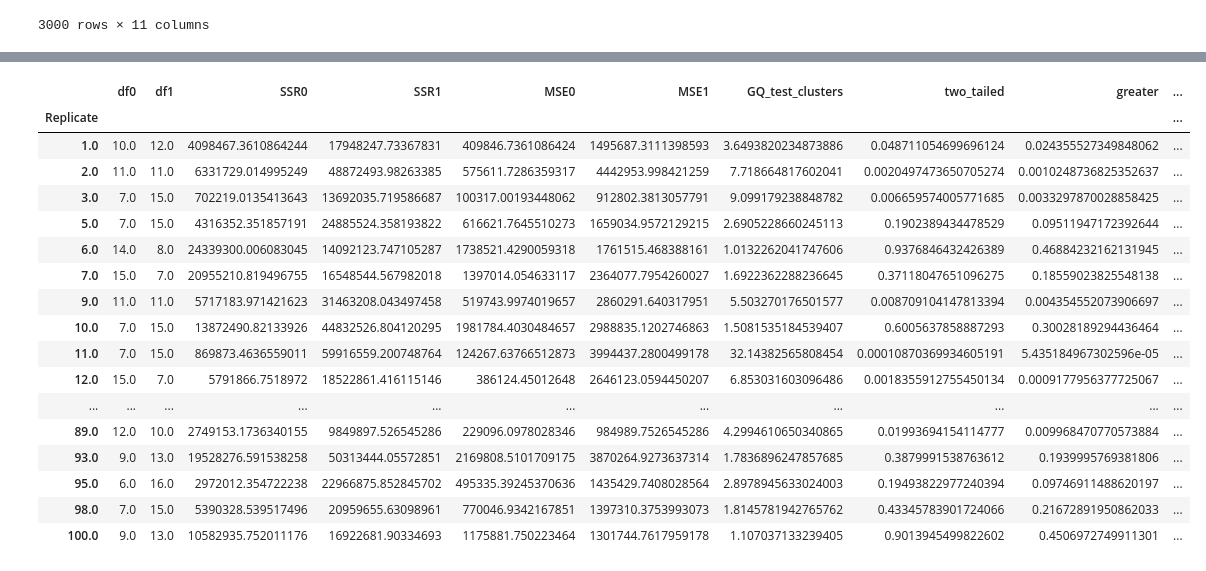
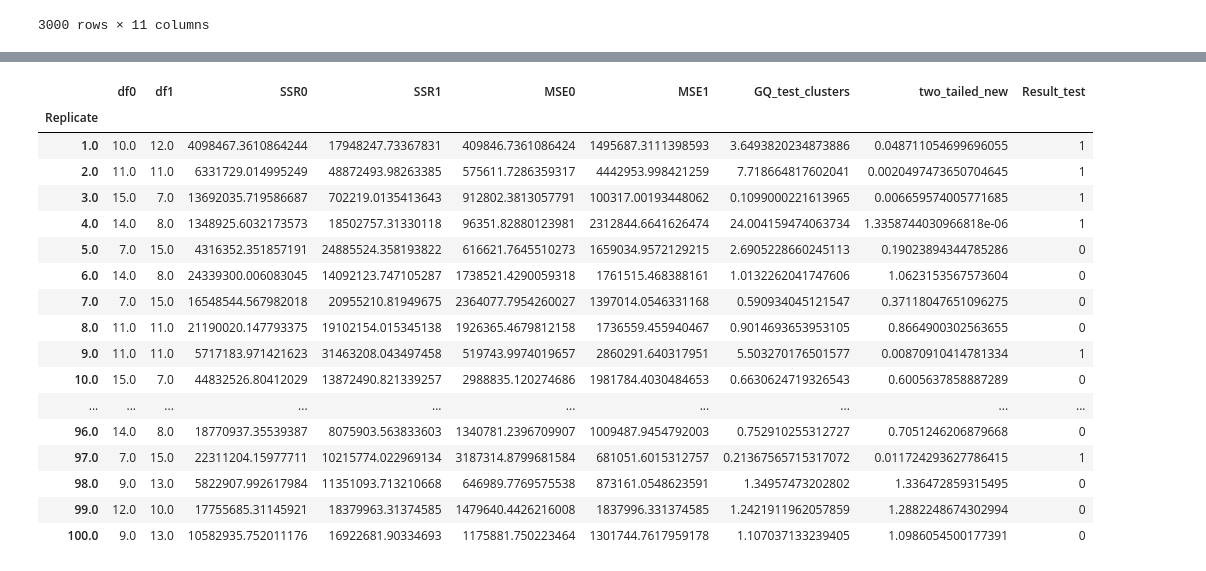
Before and after one commit to iam-fern/Research, a Jupyter notebook: GQtest_cluster_loop_two_tailed_new.ipynb, the cells around one changed output, grey strips where cells are left out. Saved outputs shown, nothing was run; the diff lists cells and outputs as text; code cells hidden in the pictures.

Commit message:
two_tailed ที่น่าจะสมบูรณ์

```diff
--- a/GQtest_cluster_loop_two_tailed_new.ipynb
+++ b/GQtest_cluster_loop_two_tailed_new.ipynb
@@ -177,26 +177,16 @@ def get_result(run_replicate):
     # คำนวณค่าสถิติ
     GQ_test_clusters = MSE1 / MSE0
 
-    alpha = 0.05
-
     df1 = DF1
     df0 = DF0
 
     # คำนวณค่า p-value
     # sf(x, dfn, dfd, loc=0, scale=1) : Survival function (also defined as 1 - cdf, but sf is sometimes more accurate)
-    two_tailed = 2.0*(ss.f.sf(GQ_test_clusters, df1, df0))
+    two_tailed = 2.0*(1.0-(ss.f.cdf(GQ_test_clusters, df1, df0)))
 
     # pdf(x, dfn, dfd, loc=0, scale=1) : Probability density function
-    p_greater = (ss.f.sf(GQ_test_clusters, df1, df0))
+    p_greater = ss.f.cdf(GQ_test_clusters, df1, df0)
 
-
-# เปรียบเทียบค่า p-value กับค่า alpha
-    #if p_value < alpha:
-    #   result_test='Reject005=0 : Heteroscedasticity '
-    #  result_test01=1
-    #else:
-        #result_test='Reject005=1 : Homoscedasticity '
-        #result_test01=0
     return df0, df1, SSR0, SSR1, MSE0, MSE1, GQ_test_clusters, two_tailed, p_greater
 
 # สร้าง list ของ replicates
@@ -265,0 +256,18 @@ two_tailed_new.astype(str)
+# %%
+# สร้างตารางผลลัพธ์
+alpha = 0.05
+pd.set_option('display.max_rows', 500)
+pd.set_option('display.max_columns', 500)
+pd.set_option('display.width', 1000)
+two_tailed_new=pd.DataFrame({"Replicate":list_replicate, "df0":list_df0, "df1":list_df1, "SSR0":list_SSR0,
+                     "SSR1":list_SSR1, "MSE0":list_MSE0, "MSE1":list_MSE1,
+                     "GQ_test_clusters":list_GQ_test_clusters, "two_tailed":list_two_tailed, "greater":list_p_greater})
+two_tailed_new.set_index(['Replicate'], inplace=True)
+
+two_tailed_new["two_tailed_new"]=two_tailed_new[["two_tailed","greater"]].apply(lambda value: value[0] if value[0]<0.5 else 2*value[1], axis=1)
+two_tailed_new["Result_test"]=two_tailed_new["two_tailed_new"].apply(lambda p_value: 'Reject005=0 : Heteroscedasticity'
+                                                                      if p_value < alpha else 'Reject005=1 : Homoscedasticity')
+
+
+two_tailed_new_show=two_tailed_new.drop(columns=["two_tailed", "greater"])
+two_tailed_new_show.astype(str)
@@ -266,23 +293,23 @@ two_tailed_new.astype(str)
 # %%
-two_tailed_new["Result_test"]=two_tailed_new["two_tailed"].apply(lambda p_value: 1 if p_value < alpha else 0)
-#two_tailed_new_show=two_tailed_new.drop(columns="greater")
-two_tailed_new.astype(str)
+two_tailed_new["Result_test"]=two_tailed_new["two_tailed_new"].apply(lambda p_value: 1 if p_value < alpha else 0)
+two_tailed_new_show=two_tailed_new.drop(columns=["two_tailed", "greater"])
+two_tailed_new_show.astype(str)
 # %% [output]
-|  | df0 | df1 | SSR0 | SSR1 | MSE0 | MSE1 | GQ_test_clusters | two_tailed | greater | ... |
-| Replicate |  |  |  |  |  |  |  |  |  | ... |
-| 1.0 | 10.0 | 12.0 | 4098467.3610864244 | 17948247.73367831 | 409846.7361086424 | 1495687.3111398593 | 3.6493820234873886 | 0.048711054699696124 | 0.024355527349848062 | ... |
-| 2.0 | 11.0 | 11.0 | 6331729.014995249 | 48872493.98263385 | 575611.7286359317 | 4442953.998421259 | 7.718664817602041 | 0.0020497473650705274 | 0.0010248736825352637 | ... |
-| 3.0 | 7.0 | 15.0 | 702219.0135413643 | 13692035.719586687 | 100317.00193448062 | 912802.3813057791 | 9.099179238848782 | 0.006659574005771685 | 0.0033297870028858425 | ... |
-| 5.0 | 7.0 | 15.0 | 4316352.351857191 | 24885524.358193822 | 616621.7645510273 | 1659034.9572129215 | 2.6905228660245113 | 0.1902389434478529 | 0.09511947172392644 | ... |
-| 6.0 | 14.0 | 8.0 | 24339300.006083045 | 14092123.747105287 | 1738521.4290059318 | 1761515.468388161 | 1.0132262041747606 | 0.9376846432426389 | 0.46884232162131945 | ... |
-| 7.0 | 15.0 | 7.0 | 20955210.819496755 | 16548544.567982018 | 1397014.054633117 | 2364077.7954260027 | 1.6922362288236645 | 0.37118047651096275 | 0.18559023825548138 | ... |
-| 9.0 | 11.0 | 11.0 | 5717183.971421623 | 31463208.043497458 | 519743.9974019657 | 2860291.640317951 | 5.503270176501577 | 0.008709104147813394 | 0.004354552073906697 | ... |
-| 10.0 | 7.0 | 15.0 | 13872490.82133926 | 44832526.804120295 | 1981784.4030484657 | 2988835.1202746863 | 1.5081535184539407 | 0.6005637858887293 | 0.30028189294436464 | ... |
-| 11.0 | 7.0 | 15.0 | 869873.4636559011 | 59916559.200748764 | 124267.63766512873 | 3994437.2800499178 | 32.14382565808454 | 0.00010870369934605191 | 5.435184967302596e-05 | ... |
-| 12.0 | 15.0 | 7.0 | 5791866.7518972 | 18522861.416115146 | 386124.45012648 | 2646123.0594450207 | 6.853031603096486 | 0.0018355912755450134 | 0.0009177956377725067 | ... |
-| ... | ... | ... | ... | ... | ... | ... | ... | ... | ... | ... |
-| 89.0 | 12.0 | 10.0 | 2749153.1736340155 | 9849897.526545286 | 229096.0978028346 | 984989.7526545286 | 4.2994610650340865 | 0.01993694154114777 | 0.009968470770573884 | ... |
-| 93.0 | 9.0 | 13.0 | 19528276.591538258 | 50313444.05572851 | 2169808.5101709175 | 3870264.9273637314 | 1.7836896247857685 | 0.3879991538763612 | 0.1939995769381806 | ... |
-| 95.0 | 6.0 | 16.0 | 2972012.354722238 | 22966875.852845702 | 495335.39245370636 | 1435429.7408028564 | 2.8978945633024003 | 0.19493822977240394 | 0.09746911488620197 | ... |
-| 98.0 | 7.0 | 15.0 | 5390328.539517496 | 20959655.63098961 | 770046.9342167851 | 1397310.3753993073 | 1.8145781942765762 | 0.43345783901724066 | 0.21672891950862033 | ... |
-| 100.0 | 9.0 | 13.0 | 10582935.752011176 | 16922681.90334693 | 1175881.750223464 | 1301744.7617959178 | 1.107037133239405 | 0.9013945499822602 | 0.4506972749911301 | ... |
+|  | df0 | df1 | SSR0 | SSR1 | MSE0 | MSE1 | GQ_test_clusters | two_tailed_new | Result_test |
+| Replicate |  |  |  |  |  |  |  |  |  |
+| 1.0 | 10.0 | 12.0 | 4098467.3610864244 | 17948247.73367831 | 409846.7361086424 | 1495687.3111398593 | 3.6493820234873886 | 0.048711054699696055 | 1 |
+| 2.0 | 11.0 | 11.0 | 6331729.014995249 | 48872493.98263385 | 575611.7286359317 | 4442953.998421259 | 7.718664817602041 | 0.0020497473650704645 | 1 |
+| 3.0 | 15.0 | 7.0 | 13692035.719586687 | 702219.0135413643 | 912802.3813057791 | 100317.00193448062 | 0.1099000221613965 | 0.006659574005771685 | 1 |
+| 4.0 | 14.0 | 8.0 | 1348925.6032173573 | 18502757.31330118 | 96351.82880123981 | 2312844.6641626474 | 24.004159474063734 | 1.3358744030966818e-06 | 1 |
+| 5.0 | 7.0 | 15.0 | 4316352.351857191 | 24885524.358193822 | 616621.7645510273 | 1659034.9572129215 | 2.6905228660245113 | 0.19023894344785286 | 0 |
+| 6.0 | 14.0 | 8.0 | 24339300.006083045 | 14092123.747105287 | 1738521.4290059318 | 1761515.468388161 | 1.0132262041747606 | 1.0623153567573604 | 0 |
+| 7.0 | 7.0 | 15.0 | 16548544.567982018 | 20955210.81949675 | 2364077.7954260027 | 1397014.0546331168 | 0.590934045121547 | 0.37118047651096275 | 0 |
+| 8.0 | 11.0 | 11.0 | 21190020.147793375 | 19102154.015345138 | 1926365.4679812158 | 1736559.455940467 | 0.9014693653953105 | 0.8664900302563655 | 0 |
+| 9.0 | 11.0 | 11.0 | 5717183.971421623 | 31463208.043497458 | 519743.9974019657 | 2860291.640317951 | 5.503270176501577 | 0.00870910414781334 | 1 |
+| 10.0 | 15.0 | 7.0 | 44832526.80412029 | 13872490.821339257 | 2988835.120274686 | 1981784.4030484653 | 0.6630624719326543 | 0.6005637858887289 | 0 |
+| ... | ... | ... | ... | ... | ... | ... | ... | ... | ... |
+| 96.0 | 14.0 | 8.0 | 18770937.35539387 | 8075903.563833603 | 1340781.2396709907 | 1009487.9454792003 | 0.752910255312727 | 0.7051246206879668 | 0 |
+| 97.0 | 7.0 | 15.0 | 22311204.15977711 | 10215774.022969134 | 3187314.8799681584 | 681051.6015312757 | 0.21367565715317072 | 0.011724293627786415 | 1 |
+| 98.0 | 9.0 | 13.0 | 5822907.992617984 | 11351093.713210668 | 646989.7769575538 | 873161.0548623591 | 1.34957473202802 | 1.336472859315495 | 0 |
+| 99.0 | 12.0 | 10.0 | 17755685.31145921 | 18379963.31374585 | 1479640.4426216008 | 1837996.331374585 | 1.2421911962057859 | 1.2882248674302994 | 0 |
+| 100.0 | 9.0 | 13.0 | 10582935.752011176 | 16922681.90334693 | 1175881.750223464 | 1301744.7617959178 | 1.107037133239405 | 1.0986054500177391 | 0 |
```
Also changed, not shown: parts of 4 cells of this notebook.
